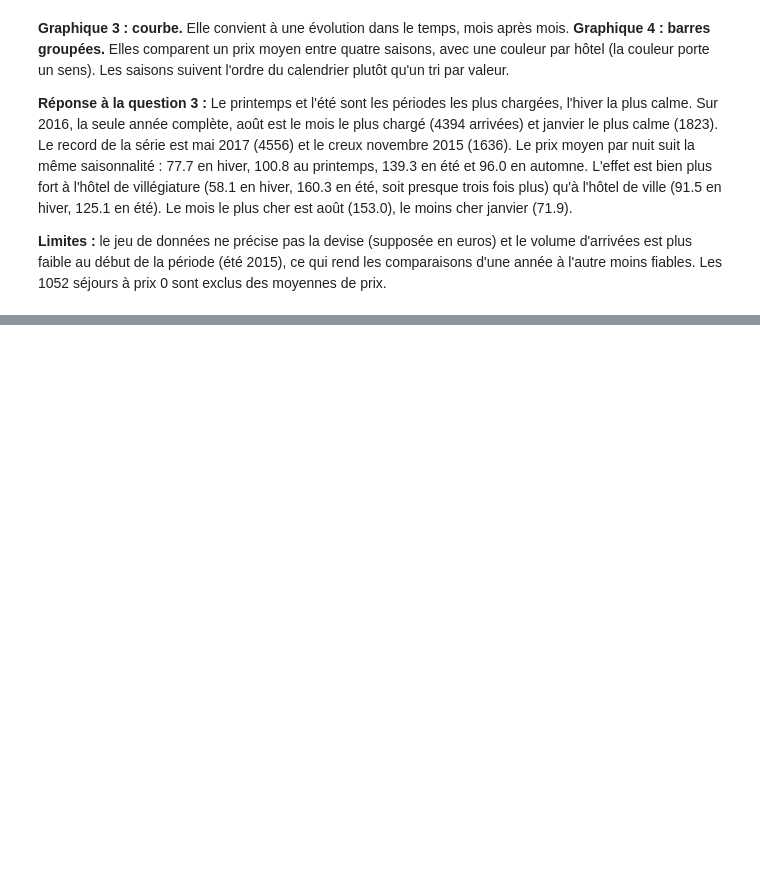
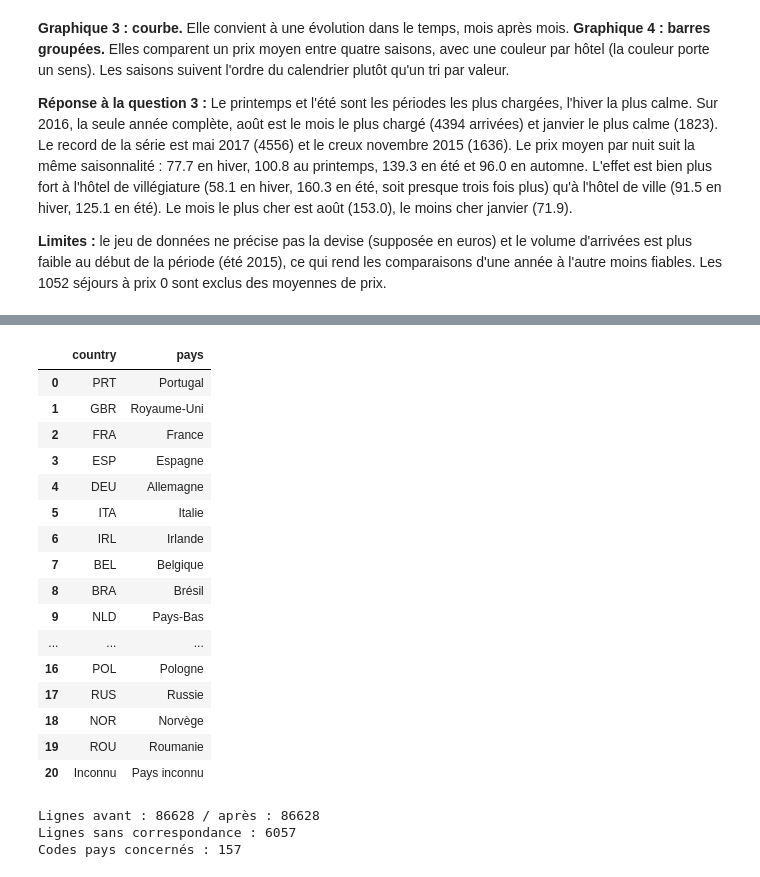
Before and after one commit to fotsotagnefred-png/Mon-projet-Analyse, a Jupyter notebook: notebooks/03_analyse.ipynb, the cells around one changed output, grey strips where cells are left out. Saved outputs shown, nothing was run; the diff lists cells and outputs as text; code cells hidden in the pictures; blank space fills up the shorter version.

```diff
--- a/notebooks/03_analyse.ipynb
+++ b/notebooks/03_analyse.ipynb
@@ -290,0 +311,39 @@ plt.show()
+# %%
+table_pays = pd.DataFrame({
+    "country": ["PRT", "GBR", "FRA", "ESP", "DEU", "ITA", "IRL", "BEL", "BRA", "NLD", "USA",
+                "CHE", "CN", "CHN", "AUT", "SWE", "POL", "RUS", "NOR", "ROU", "Inconnu"],
+    "pays": ["Portugal", "Royaume-Uni", "France", "Espagne", "Allemagne", "Italie", "Irlande",
+             "Belgique", "Brésil", "Pays-Bas", "États-Unis", "Suisse", "Chine", "Chine",
+             "Autriche", "Suède", "Pologne", "Russie", "Norvège", "Roumanie", "Pays inconnu"],
+})
+table_pays
+# %% [output]
+|  | country | pays |
+| 0 | PRT | Portugal |
+| 1 | GBR | Royaume-Uni |
+| 2 | FRA | France |
+| 3 | ESP | Espagne |
+| 4 | DEU | Allemagne |
+| 5 | ITA | Italie |
+| 6 | IRL | Irlande |
+| 7 | BEL | Belgique |
+| 8 | BRA | Brésil |
+| 9 | NLD | Pays-Bas |
+| ... | ... | ... |
+| 16 | POL | Pologne |
+| 17 | RUS | Russie |
+| 18 | NOR | Norvège |
+| 19 | ROU | Roumanie |
+| 20 | Inconnu | Pays inconnu |
+# %%
+nb_avant = len(hotels)
+hotels_pays = hotels.merge(table_pays, on="country", how="left", validate="many_to_one")
+assert len(hotels_pays) == nb_avant
+
+print(f"Lignes avant : {nb_avant} / après : {len(hotels_pays)}")
+print(f"Lignes sans correspondance : {hotels_pays['pays'].isna().sum()}")
+print(f"Codes pays concernés : {hotels_pays.loc[hotels_pays['pays'].isna(), 'country'].nunique()}")
+# %% [output]
+Lignes avant : 86628 / après : 86628
+Lignes sans correspondance : 6057
+Codes pays concernés : 157
```
Also changed, not shown: parts of 5 cells of this notebook, 1 other file.
